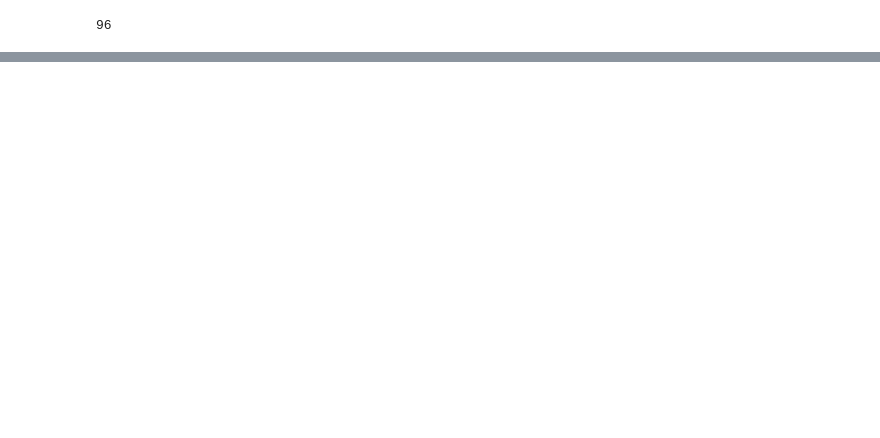
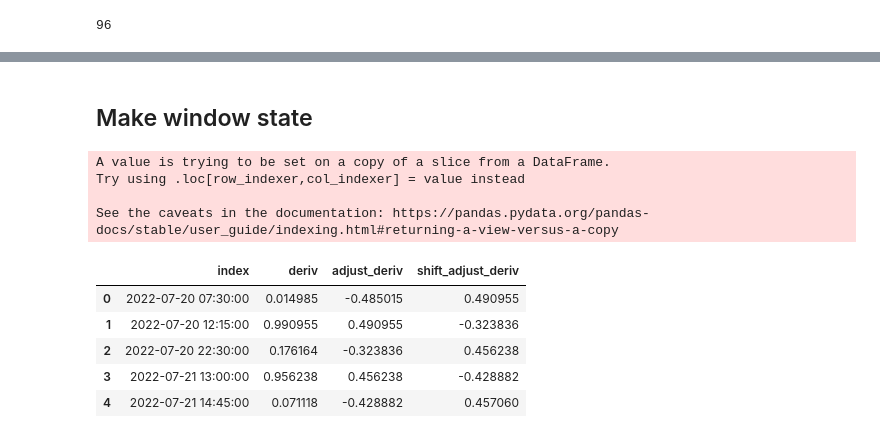
Before and after one commit to juliet29/windows, a Jupyter notebook: analysis/notebooks/230410_winstate.ipynb, the cells around one changed output, grey strips where cells are left out. Cells and saved outputs as stored; diff of their text form; code cells hidden in the pictures; blank space fills up the shorter version.

```diff
--- a/analysis/notebooks/230410_winstate.ipynb
+++ b/analysis/notebooks/230410_winstate.ipynb
@@ -134,0 +150,21 @@ clean_deriv
+# %% [markdown]
+## Make window state
+# %%
+clean_deriv.loc[:, "adjust_deriv"] = clean_deriv["deriv"] - 0.5
+ws_df = clean_deriv.reset_index(drop=True)
+# ws_df
+# %% [output]
+A value is trying to be set on a copy of a slice from a DataFrame.
+Try using .loc[row_indexer,col_indexer] = value instead
+
+See the caveats in the documentation: https://pandas.pydata.org/pandas-docs/stable/user_guide/indexing.html#returning-a-view-versus-a-copy
+# %%
+ws_df["shift_adjust_deriv"] = ws_df["adjust_deriv"].shift(-1)
+ws_df.head()
+# %% [output]
+|  | index | deriv | adjust_deriv | shift_adjust_deriv |
+| 0 | 2022-07-20 07:30:00 | 0.014985 | -0.485015 | 0.490955 |
+| 1 | 2022-07-20 12:15:00 | 0.990955 | 0.490955 | -0.323836 |
+| 2 | 2022-07-20 22:30:00 | 0.176164 | -0.323836 | 0.456238 |
+| 3 | 2022-07-21 13:00:00 | 0.956238 | 0.456238 | -0.428882 |
+| 4 | 2022-07-21 14:45:00 | 0.071118 | -0.428882 | 0.457060 |
```
Also changed, not shown: parts of 9 cells of this notebook, 2 other files.
